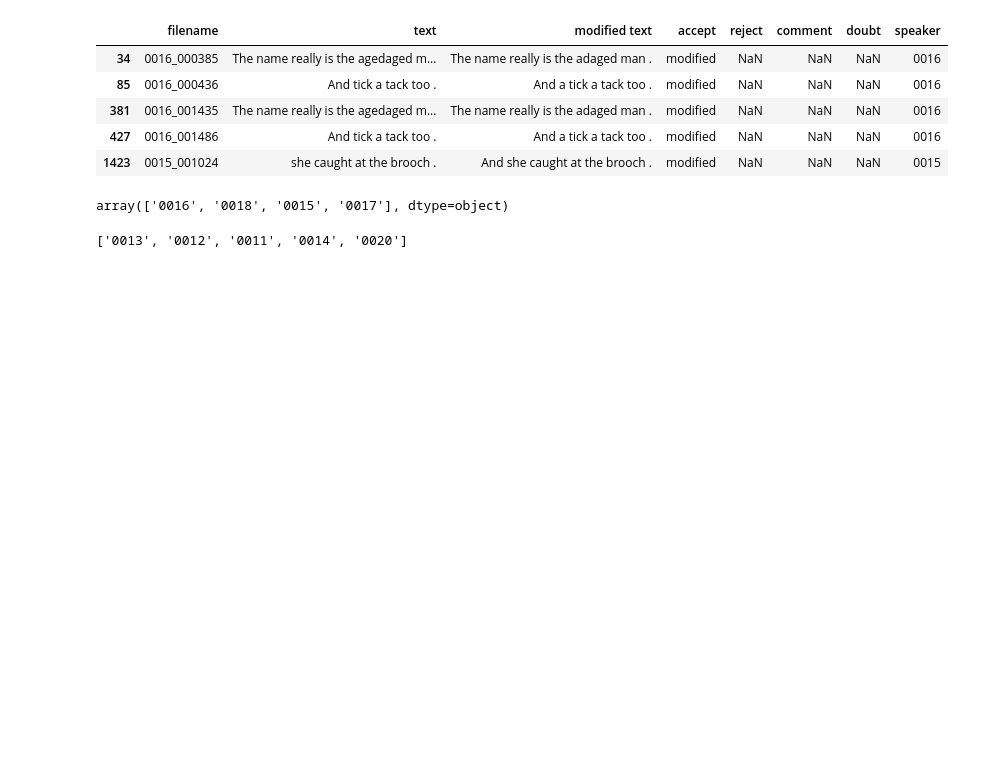
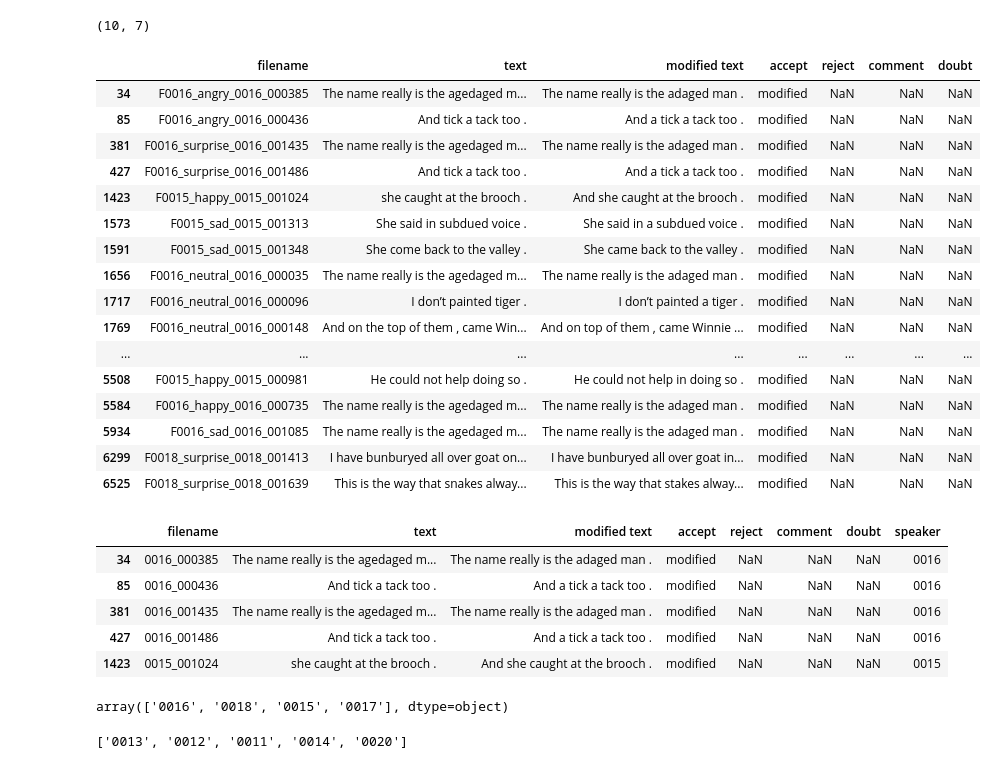
Before and after one commit to IMDxD/emotts, a Jupyter notebook: proceed_data.ipynb, the cells around one changed output. Cells and saved outputs as stored; diff of their text form; code cells hidden in the pictures; blank space fills up the shorter version.

```diff
--- a/proceed_data.ipynb
+++ b/proceed_data.ipynb
@@ -27,3 +27,27 @@ df.head()
+# %%
+df[~df["reject"].isnull()].shape
+# %% [output]
+(10, 7)
+# %%
+df[df["accept"] == "modified"]
+# %% [output]
+|  | filename | text | modified text | accept | reject | comment | doubt |
+| 34 | F0016_angry_0016_000385 | The name really is the agedaged m... | The name really is the adaged man . | modified | NaN | NaN | NaN |
+| 85 | F0016_angry_0016_000436 | And tick a tack too . | And a tick a tack too . | modified | NaN | NaN | NaN |
+| 381 | F0016_surprise_0016_001435 | The name really is the agedaged m... | The name really is the adaged man . | modified | NaN | NaN | NaN |
+| 427 | F0016_surprise_0016_001486 | And tick a tack too . | And a tick a tack too . | modified | NaN | NaN | NaN |
+| 1423 | F0015_happy_0015_001024 | she caught at the brooch . | And she caught at the brooch . | modified | NaN | NaN | NaN |
+| 1573 | F0015_sad_0015_001313 | She said in subdued voice . | She said in a subdued voice . | modified | NaN | NaN | NaN |
+| 1591 | F0015_sad_0015_001348 | She come back to the valley . | She came back to the valley . | modified | NaN | NaN | NaN |
+| 1656 | F0016_neutral_0016_000035 | The name really is the agedaged m... | The name really is the adaged man . | modified | NaN | NaN | NaN |
+| 1717 | F0016_neutral_0016_000096 | I don’t painted tiger . | I don’t painted a tiger . | modified | NaN | NaN | NaN |
+| 1769 | F0016_neutral_0016_000148 | And on the top of them , came Win... | And on top of them , came Winnie ... | modified | NaN | NaN | NaN |
+| ... | ... | ... | ... | ... | ... | ... | ... |
+| 5508 | F0015_happy_0015_000981 | He could not help doing so . | He could not help in doing so . | modified | NaN | NaN | NaN |
+| 5584 | F0016_happy_0016_000735 | The name really is the agedaged m... | The name really is the adaged man . | modified | NaN | NaN | NaN |
+| 5934 | F0016_sad_0016_001085 | The name really is the agedaged m... | The name really is the adaged man . | modified | NaN | NaN | NaN |
+| 6299 | F0018_surprise_0018_001413 | I have bunburyed all over goat on... | I have bunburyed all over goat in... | modified | NaN | NaN | NaN |
+| 6525 | F0018_surprise_0018_001639 | This is the way that snakes alway... | This is the way that stakes alway... | modified | NaN | NaN | NaN |
 # %%
 folders = ["train", "evaluation", "test"]
 
```
Also changed, not shown: parts of 1 cell of this notebook, 2 other files.
